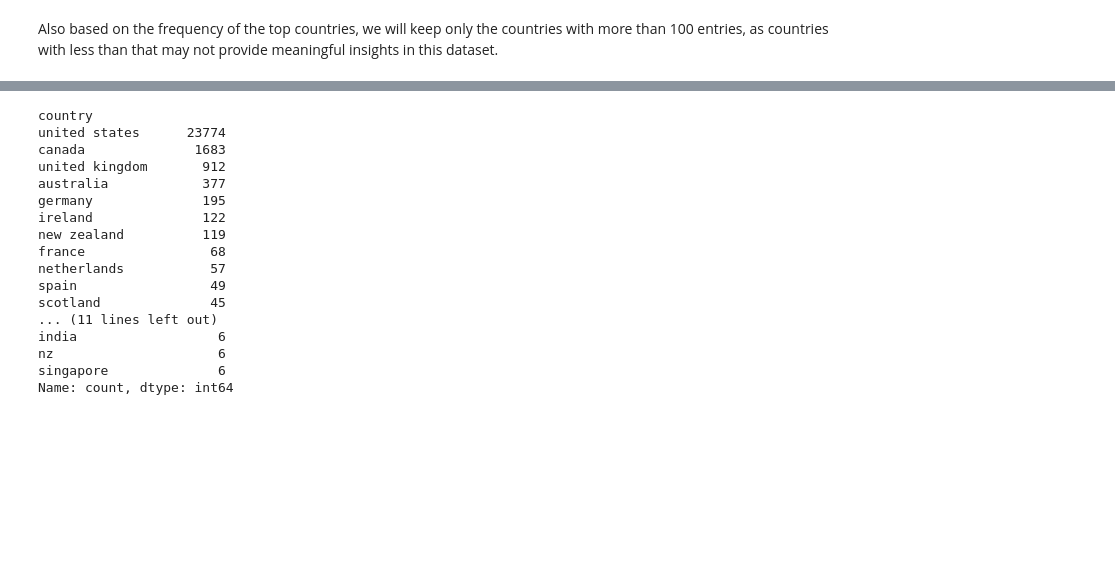
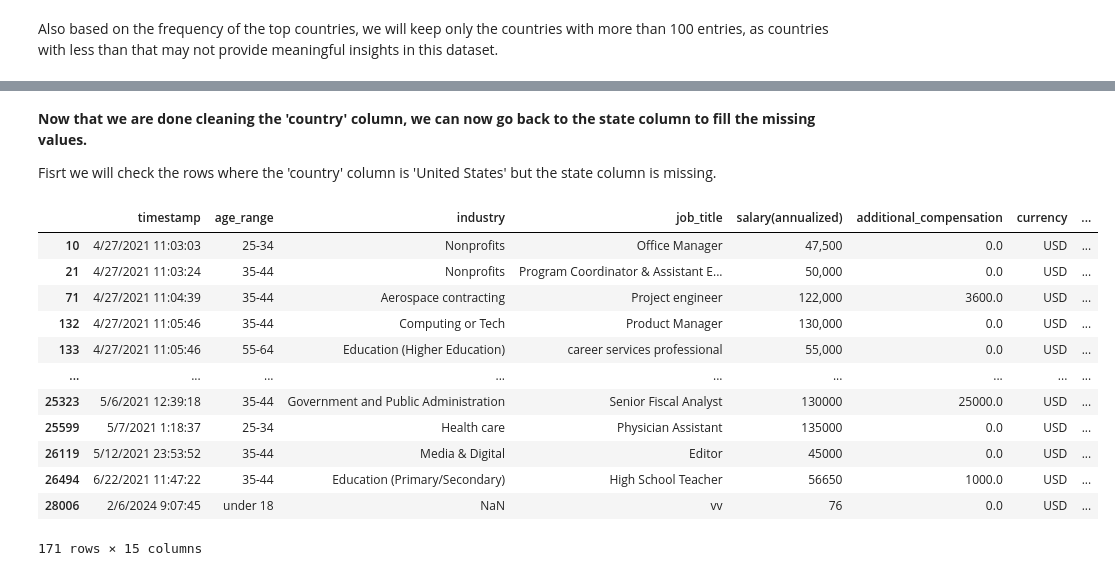
Before and after one commit to idowujames/Manager-Salary-Survey-2021-, a Jupyter notebook: notebooks/1.0-ji-initial-cleaning.ipynb, the cells around one changed output, grey strips where cells are left out. Drawn from its saved outputs; the diff is of its cells as text; code cells hidden in the pictures; blank space fills up the shorter version.

```diff
--- a/notebooks/1.0-ji-initial-cleaning.ipynb
+++ b/notebooks/1.0-ji-initial-cleaning.ipynb
@@ -289,7 +289,7 @@ array(['united states', 'united kingdom', 'us', 'usa', 'uk', 'u.s.',
        'united states is america'], dtype=object)
 # %%
 # Get all the usa varitions into list
-usa_list = ['united states', 'united kingdom', 'us', 'usa', 'u.s.',
+usa_list = ['united states', 'us', 'usa', 'u.s.',
        'united states of america', 'u.s>', 'united state', 'u.s.a',
        'u.s.a.', 'united state of america', 'united stated',
        'usa-- virgin islands', 'united statws', 'u.s', 'unites states',
@@ -336,7 +336,7 @@ array(['united states', 'canada', 'uk', 'scotland', 'the netherlands',
       dtype=object)
 # %%
 # Get all the uk varitions into list
-uk_list = ['uk', 'united kingdom (england)',
+uk_list = ['uk', 'united kingdom (england)', 'united kingdom'
        'united kingdom.', 'u.k.', 'united kindom',
        'uk (northern ireland)', 'uk for u.s. company',
        'united kingdomk', 'u.k. (northern england)', 'u.k',
@@ -393,20 +387,20 @@ Index(['united states', 'canada', 'united kingdom', 'australia', 'germany',
-# %%
-value_counts[value_counts > 5]
-# %% [output]
-country
-united states      23774
-canada              1683
-united kingdom       912
-australia            377
-germany              195
-ireland              122
-new zealand          119
-france                68
-netherlands           57
-spain                 49
-scotland              45
-... (11 lines left out)
-india                  6
-nz                     6
-singapore              6
-Name: count, dtype: int64
+# %% [markdown]
+**Now that we are done cleaning the 'country' column, we can now go back to the state column to fill the missing values.**
+
+Fisrt we will check the rows where the 'country' column is 'United States' but the state column is missing.
+# %%
+df.query('country == "united states" and us_state.isnull()')
+# %% [output]
+|  | timestamp | age_range | industry | job_title | salary(annualized) | additional_compensation | currency | ... |
+| 10 | 4/27/2021 11:03:03 | 25-34 | Nonprofits | Office Manager | 47,500 | 0.0 | USD | ... |
+| 21 | 4/27/2021 11:03:24 | 35-44 | Nonprofits | Program Coordinator & Assistant E... | 50,000 | 0.0 | USD | ... |
+| 71 | 4/27/2021 11:04:39 | 35-44 | Aerospace contracting | Project engineer | 122,000 | 3600.0 | USD | ... |
+| 132 | 4/27/2021 11:05:46 | 35-44 | Computing or Tech | Product Manager | 130,000 | 0.0 | USD | ... |
+| 133 | 4/27/2021 11:05:46 | 55-64 | Education (Higher Education) | career services professional | 55,000 | 0.0 | USD | ... |
+| ... | ... | ... | ... | ... | ... | ... | ... | ... |
+| 25323 | 5/6/2021 12:39:18 | 35-44 | Government and Public Administration | Senior Fiscal Analyst | 130000 | 25000.0 | USD | ... |
+| 25599 | 5/7/2021 1:18:37 | 25-34 | Health care | Physician Assistant | 135000 | 0.0 | USD | ... |
+| 26119 | 5/12/2021 23:53:52 | 35-44 | Media & Digital | Editor | 45000 | 0.0 | USD | ... |
+| 26494 | 6/22/2021 11:47:22 | 35-44 | Education (Primary/Secondary) | High School Teacher | 56650 | 1000.0 | USD | ... |
+| 28006 | 2/6/2024 9:07:45 | under 18 | NaN | vv | 76 | 0.0 | USD | ... |
+171 rows × 15 columns
```
Also changed, not shown: parts of 13 cells of this notebook.
